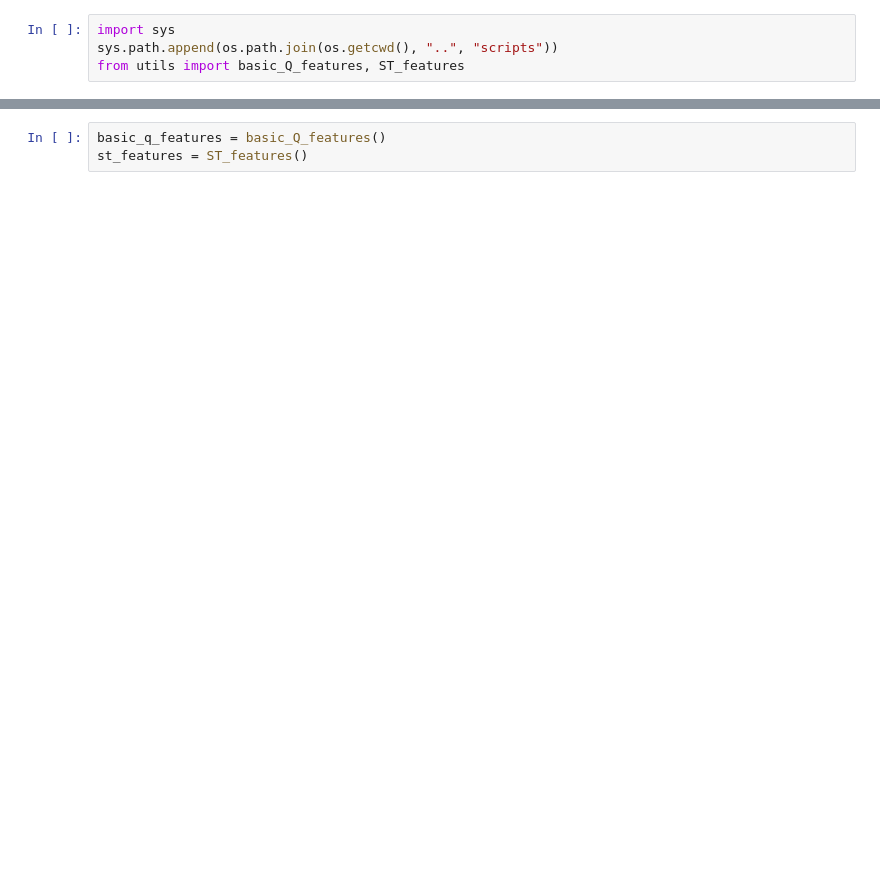
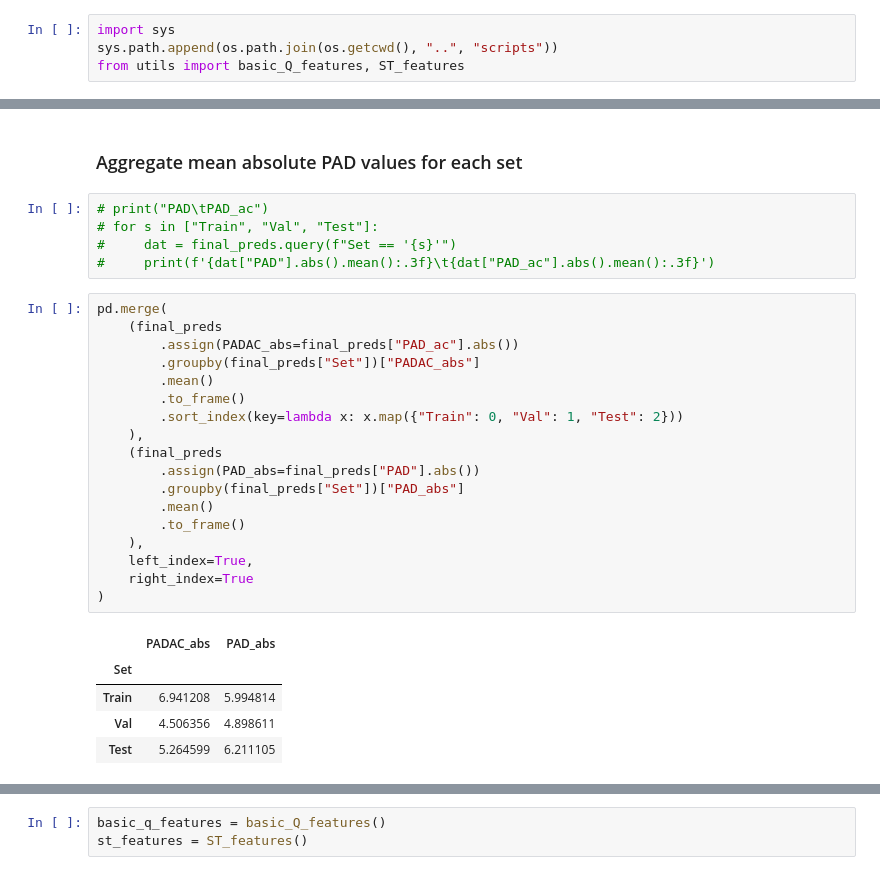
Before and after one commit to Pin-Wei/Age-pred-DL, a Jupyter notebook: tmp/gen_derivatives.ipynb, the cells around one changed output, grey strips where cells are left out. Cells and saved outputs as stored; diff of their text form; blank space fills up the shorter version.

```diff
--- a/tmp/gen_derivatives.ipynb
+++ b/tmp/gen_derivatives.ipynb
@@ -53,0 +60,31 @@ dat = pd.merge(all_preds, subj_data, left_index=True, right_index=True)
+# %% [markdown]
+### Aggregate mean absolute PAD values for each set
+# %%
+# print("PAD\tPAD_ac")
+# for s in ["Train", "Val", "Test"]:
+#     dat = final_preds.query(f"Set == '{s}'")
+#     print(f'{dat["PAD"].abs().mean():.3f}\t{dat["PAD_ac"].abs().mean():.3f}')
+# %%
+pd.merge(
+    (final_preds
+        .assign(PADAC_abs=final_preds["PAD_ac"].abs())
+        .groupby(final_preds["Set"])["PADAC_abs"]
+        .mean()
+        .to_frame()
+        .sort_index(key=lambda x: x.map({"Train": 0, "Val": 1, "Test": 2}))
+    ),
+    (final_preds
+        .assign(PAD_abs=final_preds["PAD"].abs())
+        .groupby(final_preds["Set"])["PAD_abs"]
+        .mean()
+        .to_frame()
+    ),
+    left_index=True,
+    right_index=True
+)
+# %% [output]
+|  | PADAC_abs | PAD_abs |
+| Set |  |  |
+| Train | 6.941208 | 5.994814 |
+| Val | 4.506356 | 4.898611 |
+| Test | 5.264599 | 6.211105 |
```
Also changed, not shown: parts of 32 cells of this notebook, 3 other files.
